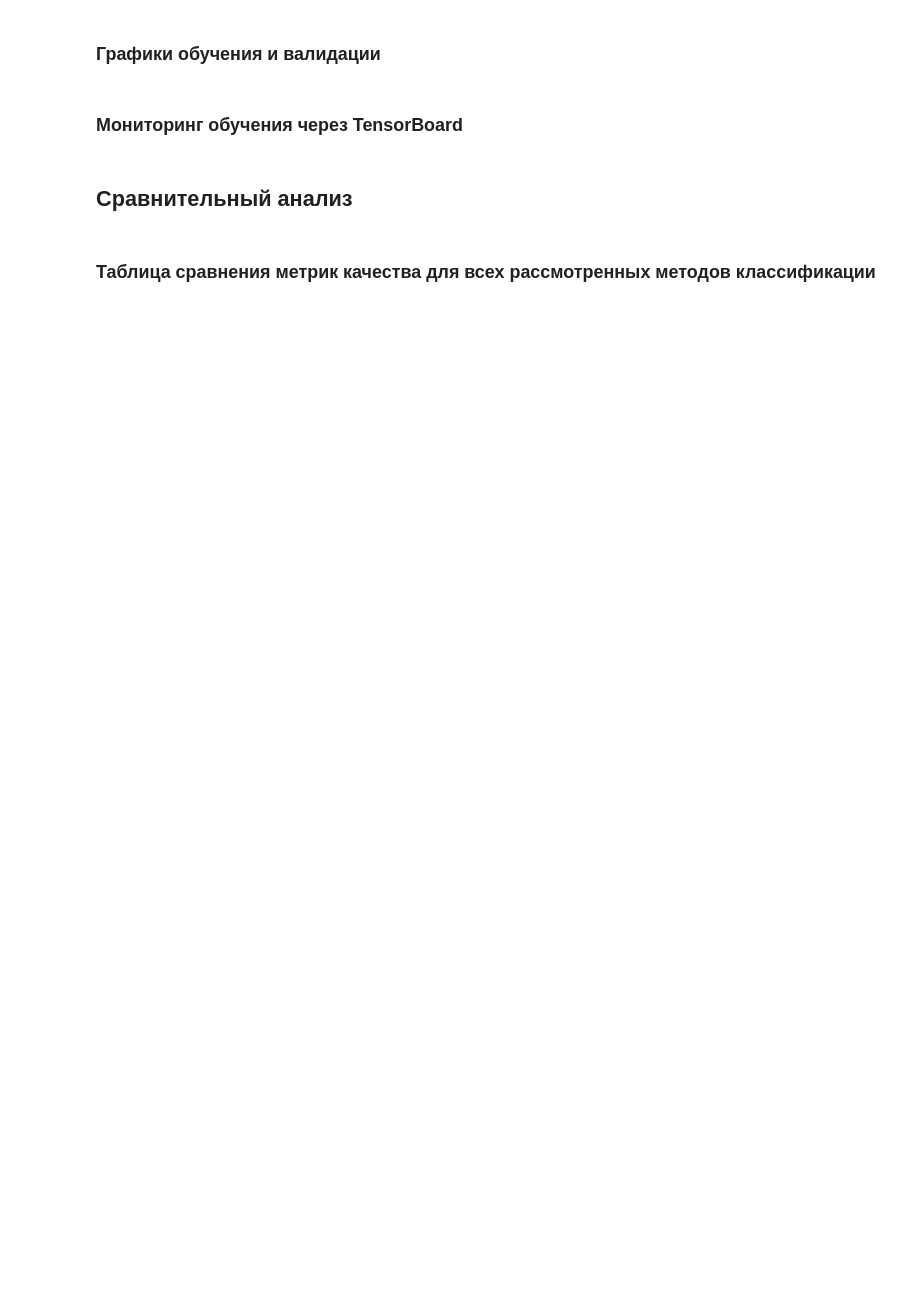
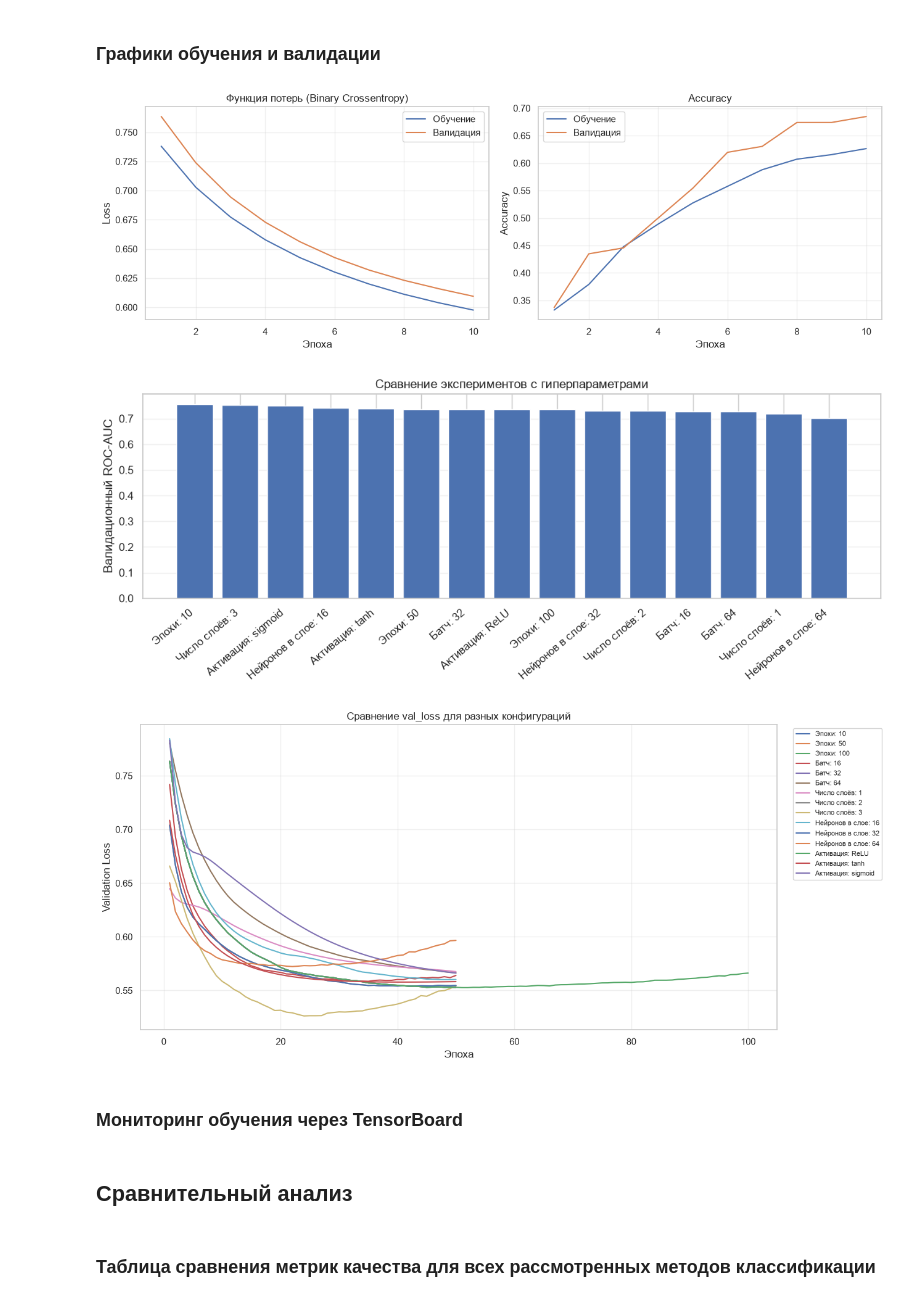
Before and after one commit to violllin/lab2_classification, a Jupyter notebook: lab2.ipynb, the cells around one changed output. Drawn from its saved outputs; the diff is of its cells as text; code cells hidden in the pictures; blank space fills up the shorter version.

```diff
--- a/lab2.ipynb
+++ b/lab2.ipynb
@@ -1524,4 +1677,58 @@ Model: "liver_mlp"
 # %% [markdown]
 ### Графики обучения и валидации
+# %%
+history = nn_history.history
+epochs_range = range(1, len(history['loss']) + 1)
+
+fig, axes = plt.subplots(1, 2, figsize=(13, 4.5))
+
+axes[0].plot(epochs_range, history['loss'], label='Обучение')
+axes[0].plot(epochs_range, history['val_loss'], label='Валидация')
+axes[0].set_title('Функция потерь (Binary Crossentropy)')
+axes[0].set_xlabel('Эпоха')
+axes[0].set_ylabel('Loss')
+axes[0].legend()
+axes[0].grid(alpha=0.3)
+
+axes[1].plot(epochs_range, history['accuracy'], label='Обучение')
+axes[1].plot(epochs_range, history['val_accuracy'], label='Валидация')
+axes[1].set_title('Accuracy')
+axes[1].set_xlabel('Эпоха')
+axes[1].set_ylabel('Accuracy')
+axes[1].legend()
+axes[1].grid(alpha=0.3)
+
+plt.tight_layout()
+plt.show()
+
+plt.figure(figsize=(11, 4.5))
+results_sorted = results_df.sort_values('Val ROC-AUC', ascending=False)
+plt.bar(results_sorted.index, results_sorted['Val ROC-AUC'])
+plt.ylabel('Валидационный ROC-AUC')
+plt.title('Сравнение экспериментов с гиперпараметрами')
+plt.xticks(rotation=40, ha='right')
+plt.grid(axis='y', alpha=0.3)
+plt.tight_layout()
+plt.show()
+
+plt.figure(figsize=(13, 6))
+
+for name, hist in histories.items():
+    val_loss = hist.history['val_loss']
+    epochs = range(1, len(val_loss) + 1)
+
+    plt.plot(epochs, val_loss, label=name)
+
+plt.title('Сравнение val_loss для разных конфигураций')
+plt.xlabel('Эпоха')
+plt.ylabel('Validation Loss')
+plt.legend(bbox_to_anchor=(1.02, 1), loc='upper left', fontsize=8)
+plt.grid(alpha=0.3)
+plt.tight_layout()
+plt.show()
+# %% [output]
+[figure, added]
+[figure, added]
+[figure, added]
 # %% [markdown]
 ###  Мониторинг обучения через TensorBoard
```
Also changed, not shown: parts of 8 cells of this notebook, 32 other files.
